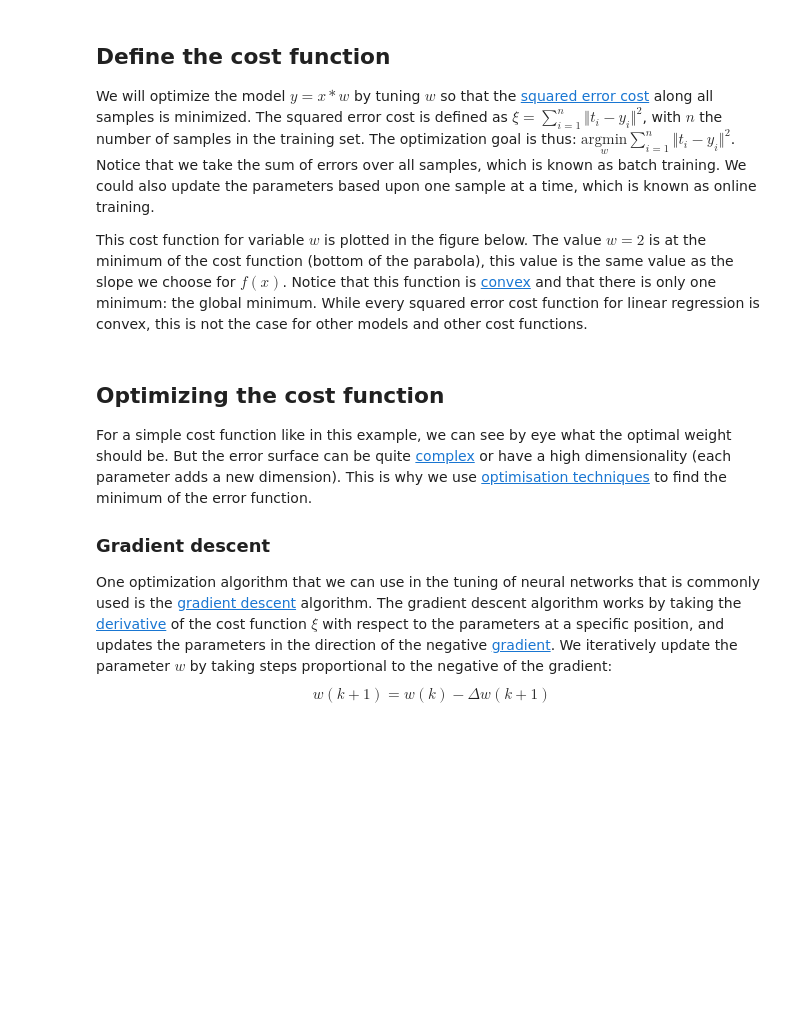
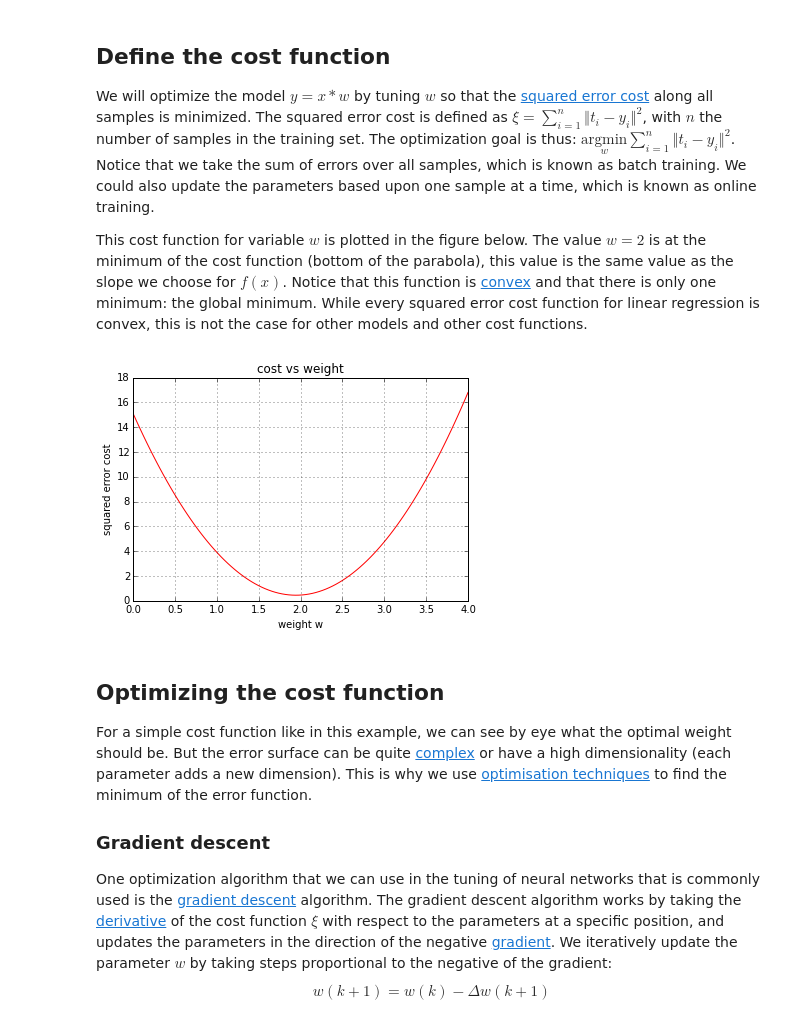
Before and after one commit to peterroelants/peterroelants.github.io, a Jupyter notebook: notebooks/neuralnets/Simple_neural_network_part01.ipynb, the cells around one changed output. Saved outputs shown, nothing was run; the diff lists cells and outputs as text; code cells hidden in the pictures; blank space fills up the shorter version.

```diff
--- a/notebooks/neuralnets/Simple_neural_network_part01.ipynb
+++ b/notebooks/neuralnets/Simple_neural_network_part01.ipynb
@@ -61,21 +65,23 @@ This cost function for variable $w$ is plotted in the figure below. The value $w
 # %%
 # Define the neural network function y = x * w
 def nn(x, w): return x * w
 
 # Define the cost function
 def cost(y, t): return ((t - y)**2).sum()
 
 # Define a vector of weights for which we want to plot the cost
 ws = numpy.linspace(0, 4, num=100)  # weight values
 cost_ws = numpy.vectorize(lambda w: cost(nn(x, w) , t))(ws)  # cost for each weight in ws
 
 # Plot the cost vs the given weight w
 plt.plot(ws, cost_ws, 'r-')
-plt.xlabel('weights w')
+plt.xlabel('weight w')
 plt.ylabel('squared error cost')
 plt.title('cost vs weight')
 plt.grid()
 plt.show()
+# %% [output]
+[figure, added]
 # %% [markdown]
 ## Optimizing the cost function
 
```
Also changed, not shown: parts of 5 cells of this notebook, 2 other files.
